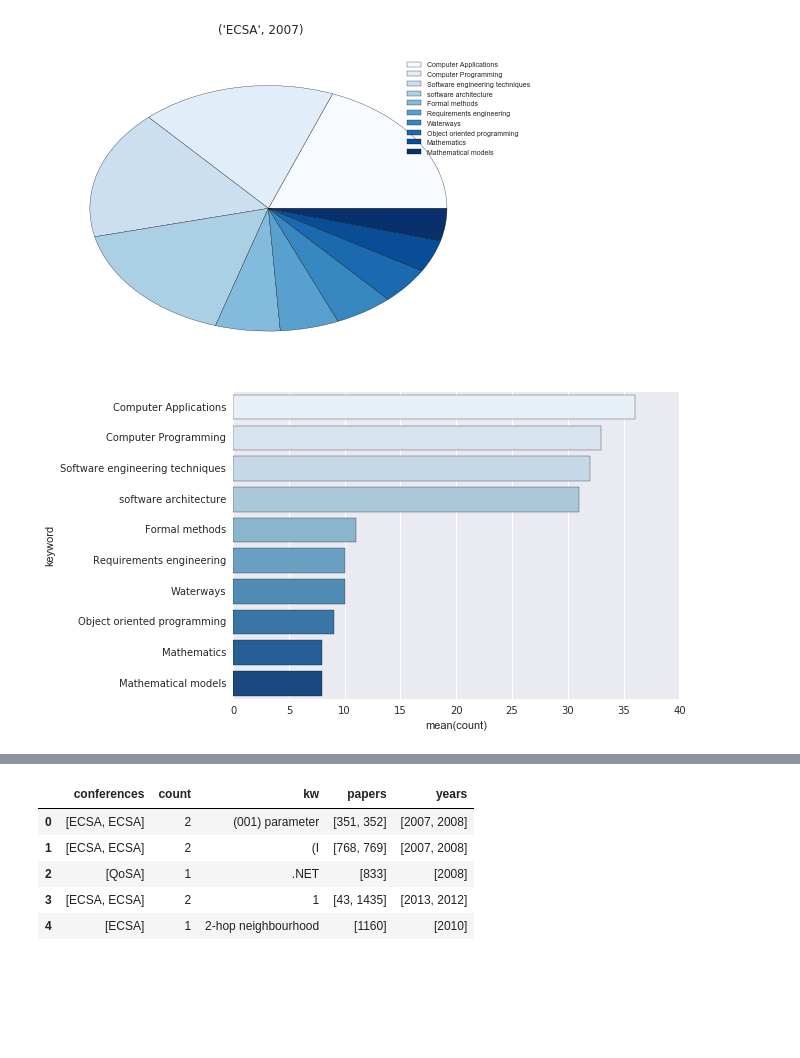
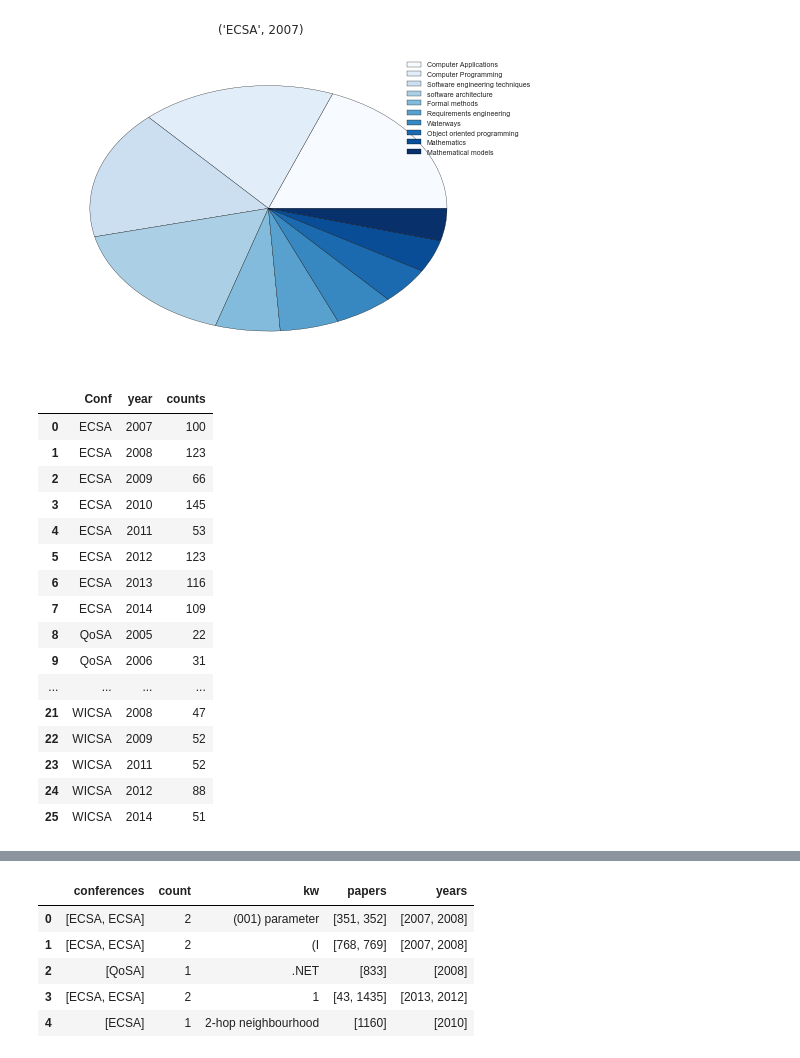
Before and after one commit to noveroa/DataBases, a Jupyter notebook: sqlStart/newSqlNotebooknew_compositesadded.ipynb, the cells around one changed output, grey strips where cells are left out. Cells and saved outputs as stored; diff of their text form; code cells hidden in the pictures; blank space fills up the shorter version.

```diff
--- a/sqlStart/newSqlNotebooknew_compositesadded.ipynb
+++ b/sqlStart/newSqlNotebooknew_compositesadded.ipynb
@@ -349,8 +410,25 @@ f
 array([<matplotlib.axes._subplots.AxesSubplot object at 0x...>], dtype=object)
 <matplotlib.figure.Figure at 0x...>
 [figure]
-# %%
-ax = plt.figure()
-ax = sns.barplot(data = new, orient = "h", x = 'count', y = 'keyword', palette='Blues')
-# %% [output]
-[figure, removed]
+# %%
+df = d.groupby(['Conf', 'year'])['Conf'].count().reset_index(name="counts")
+sns.heatmap(df.pivot_table(index='year', columns='Conf', values='counts'),
+                                             cmap = 'Blues')
+# %% [output]
+|  | Conf | year | counts |
+| 0 | ECSA | 2007 | 100 |
+| 1 | ECSA | 2008 | 123 |
+| 2 | ECSA | 2009 | 66 |
+| 3 | ECSA | 2010 | 145 |
+| 4 | ECSA | 2011 | 53 |
+| 5 | ECSA | 2012 | 123 |
+| 6 | ECSA | 2013 | 116 |
+| 7 | ECSA | 2014 | 109 |
+| 8 | QoSA | 2005 | 22 |
+| 9 | QoSA | 2006 | 31 |
+| ... | ... | ... | ... |
+| 21 | WICSA | 2008 | 47 |
+| 22 | WICSA | 2009 | 52 |
+| 23 | WICSA | 2011 | 52 |
+| 24 | WICSA | 2012 | 88 |
+| 25 | WICSA | 2014 | 51 |
```
Also changed, not shown: parts of 11 cells of this notebook, 3 other files.
